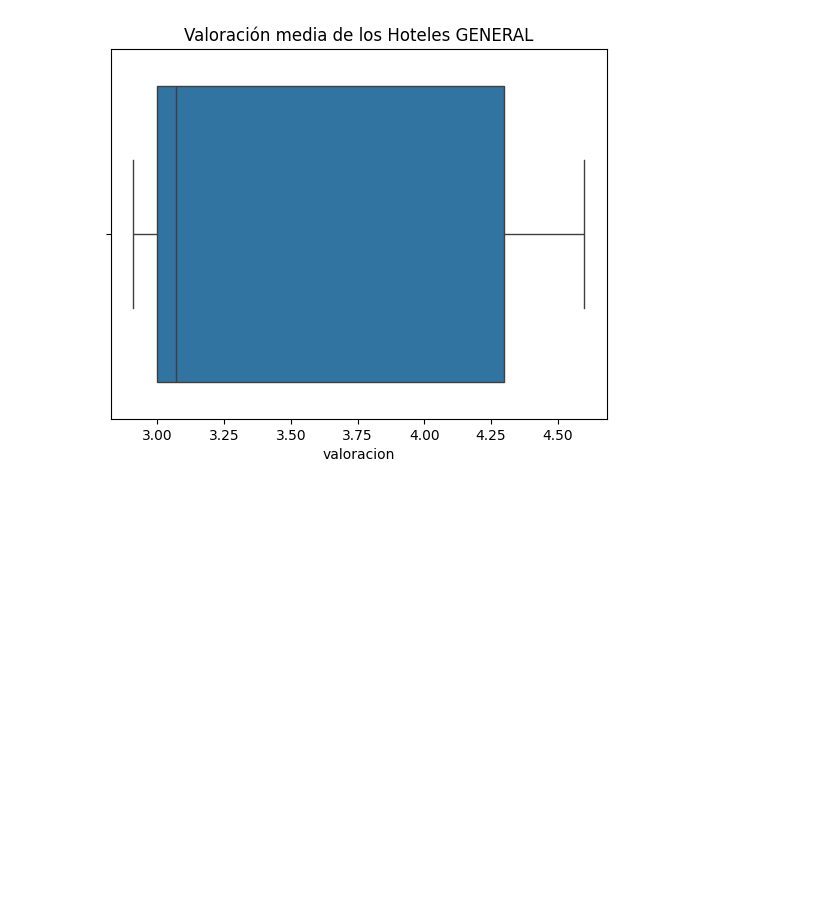
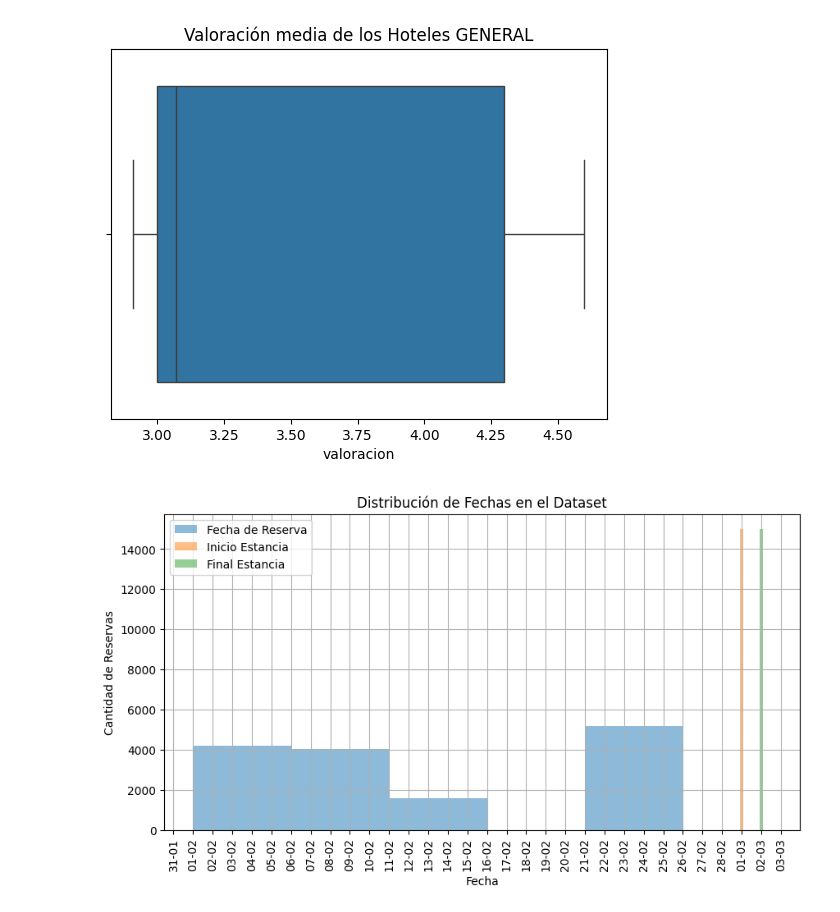
Before and after one commit to Vic4s/ETL_Hoteles, a Jupyter notebook: notebooks/final.ipynb, the cells around one changed output. Saved outputs shown, nothing was run; the diff lists cells and outputs as text; code cells hidden in the pictures; blank space fills up the shorter version.

```diff
--- a/notebooks/final.ipynb
+++ b/notebooks/final.ipynb
@@ -469,3 +469,24 @@ plt.title("Valoración media de los Hoteles GENERAL")
 # %% [output]
 Text(0.5, 1.0, 'Valoración media de los Hoteles GENERAL')
 [figure]
+# %%
+plt.figure(figsize=(10,5))
+
+df_final["fecha_reserva"].hist(bins=5, alpha=0.5, label="Fecha de Reserva")
+df_final["inicio_estancia"].hist(bins=5, alpha=0.5, label="Inicio Estancia")
+df_final["final_estancia"].hist(bins=5, alpha=0.5, label="Final Estancia")
+
+plt.legend()
+plt.xlabel("Fecha")
+plt.ylabel("Cantidad de Reservas")
+plt.title("Distribución de Fechas en el Dataset")
+
+# Aplicar formato a las fechas
+ax = plt.gca()  # Obtener el eje actual
+ax.xaxis.set_major_formatter(mdates.DateFormatter("%d-%m"))
+ax.xaxis.set_major_locator(mdates.DayLocator(interval=1))
+
+plt.xticks(rotation=90)
+plt.show()
+# %% [output]
+[figure, added]
```
Also changed, not shown: 3 other files.
